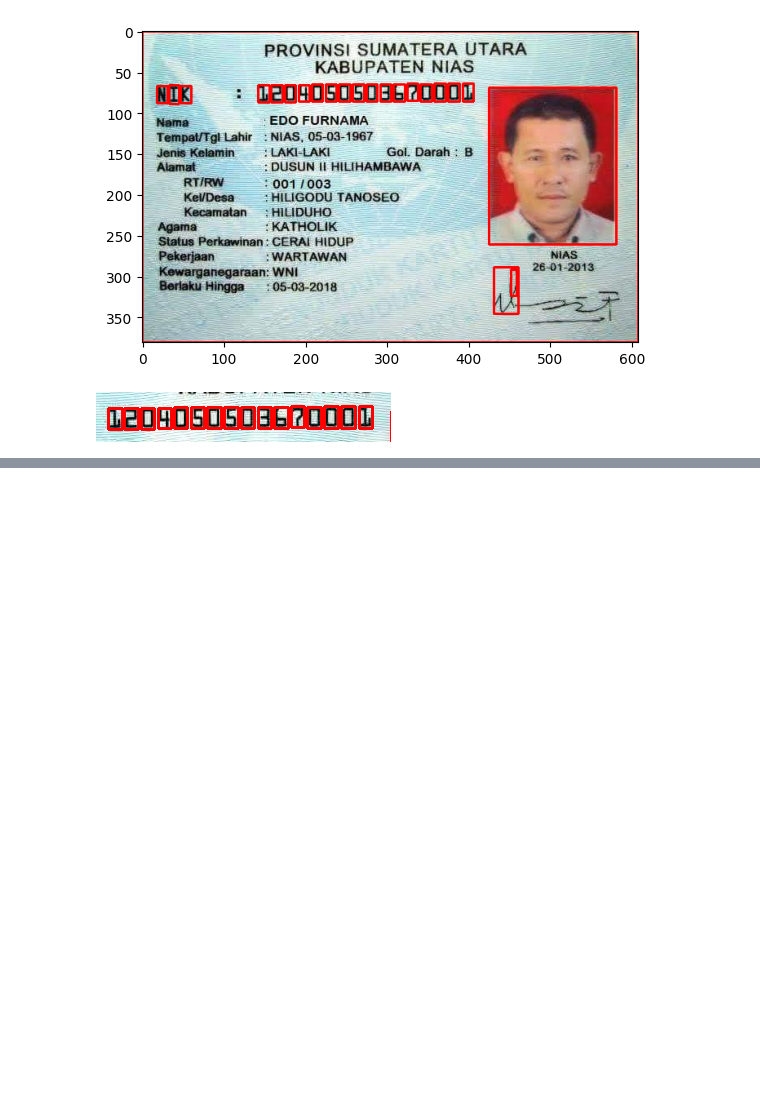
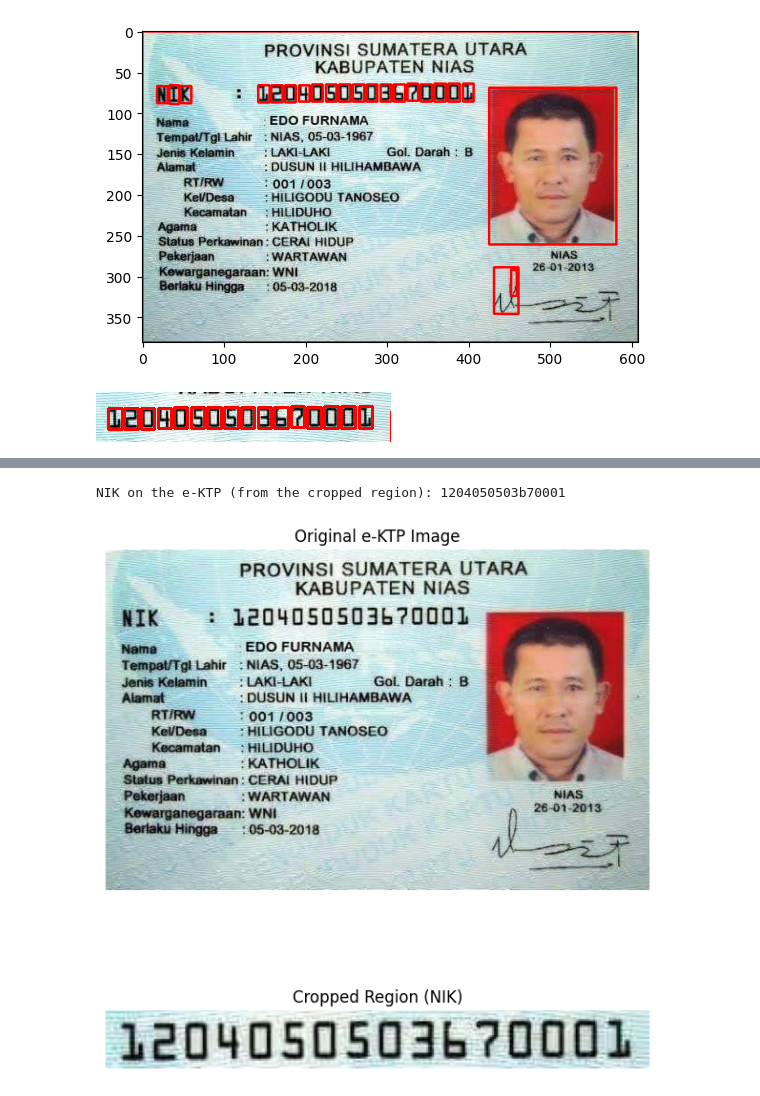
Before and after one commit to derivai7/PCVK_Ganjil_2023, a Jupyter notebook: Week12.ipynb, the cells around one changed output, grey strips where cells are left out. Saved outputs shown, nothing was run; the diff lists cells and outputs as text; code cells hidden in the pictures; blank space fills up the shorter version.

```diff
--- a/Week12.ipynb
+++ b/Week12.ipynb
@@ -280,0 +485,44 @@ cv2_imshow(image_croped)
+# %%
+# Import library
+import pytesseract
+from PIL import Image
+
+# Path to the e-KTP image
+image_path = '/content/drive/MyDrive/dataset/KTP More/ktp5.png'
+
+# Read the original image using OpenCV
+img = cv2.imread(image_path)
+
+# Display the original e-KTP image
+plt.figure(figsize=(6, 8))
+plt.subplot(2, 1, 1)
+plt.imshow(cv2.cvtColor(img, cv2.COLOR_BGR2RGB))
+plt.title('Original e-KTP Image')
+plt.axis('off')
+
+# Crop the image to get the NIK region
+cropped = img[60:90, 135:415]
+
+# Convert the cropped image to grayscale
+gray_cropped = cv2.cvtColor(cropped, cv2.COLOR_BGR2GRAY)
+
+# Perform thresholding (adjust as needed)
+_, threshed_cropped = cv2.threshold(gray_cropped, 128, 255, cv2.THRESH_BINARY)
+
+# Use Tesseract for OCR on the cropped image
+result_cropped = pytesseract.image_to_string(Image.fromarray(threshed_cropped))
+
+# Print the recognized NIK
+print("NIK on the e-KTP (from the cropped region):", result_cropped)
+
+# Display the cropped region
+plt.subplot(2, 1, 2)
+plt.imshow(cv2.cvtColor(cropped, cv2.COLOR_BGR2RGB))
+plt.title('Cropped Region (NIK)')
+plt.axis('off')
+
+plt.tight_layout()
+plt.show()
+# %% [output]
+NIK on the e-KTP (from the cropped region): 1204050503b70001
+[figure, added]
```
Also changed, not shown: parts of 6 cells of this notebook.
